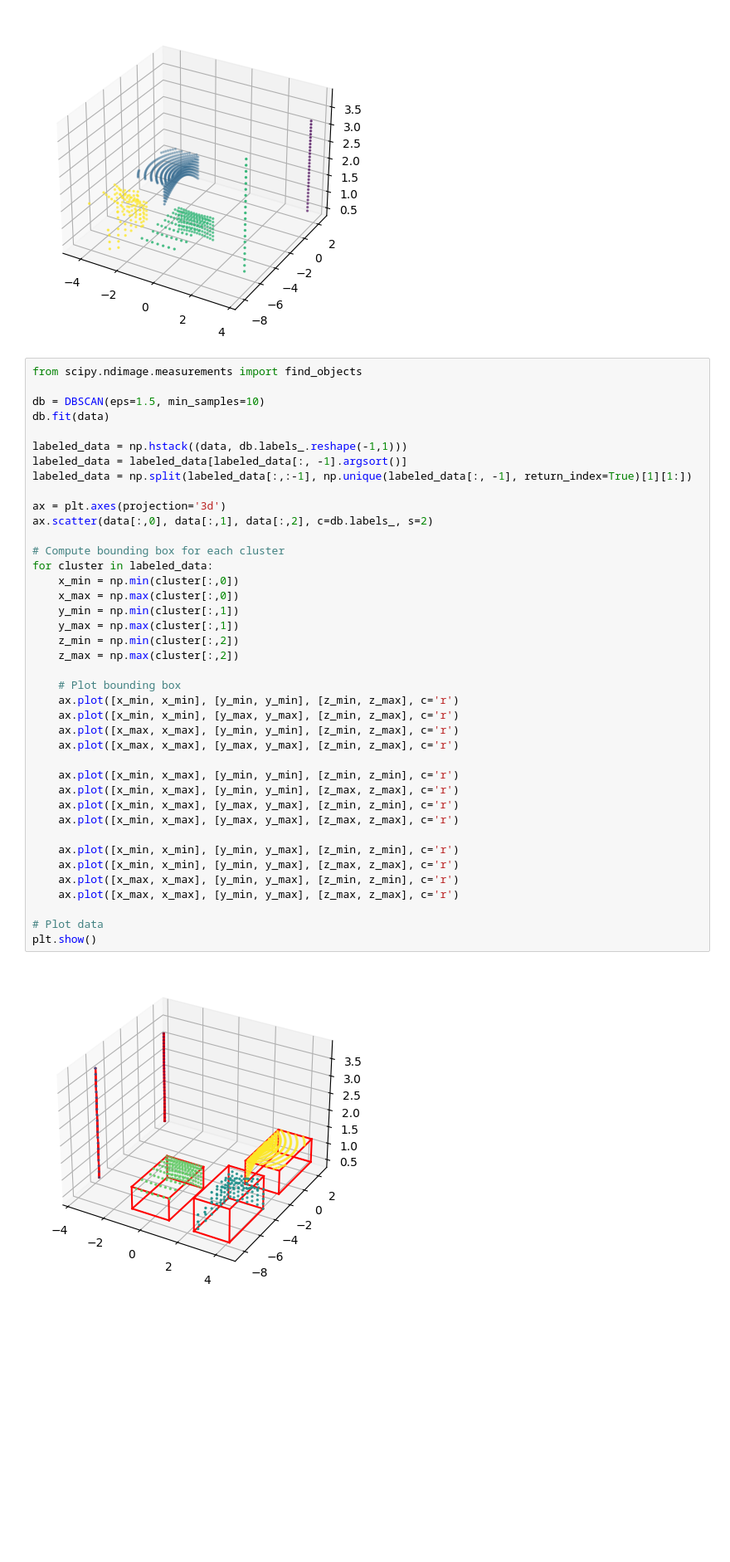
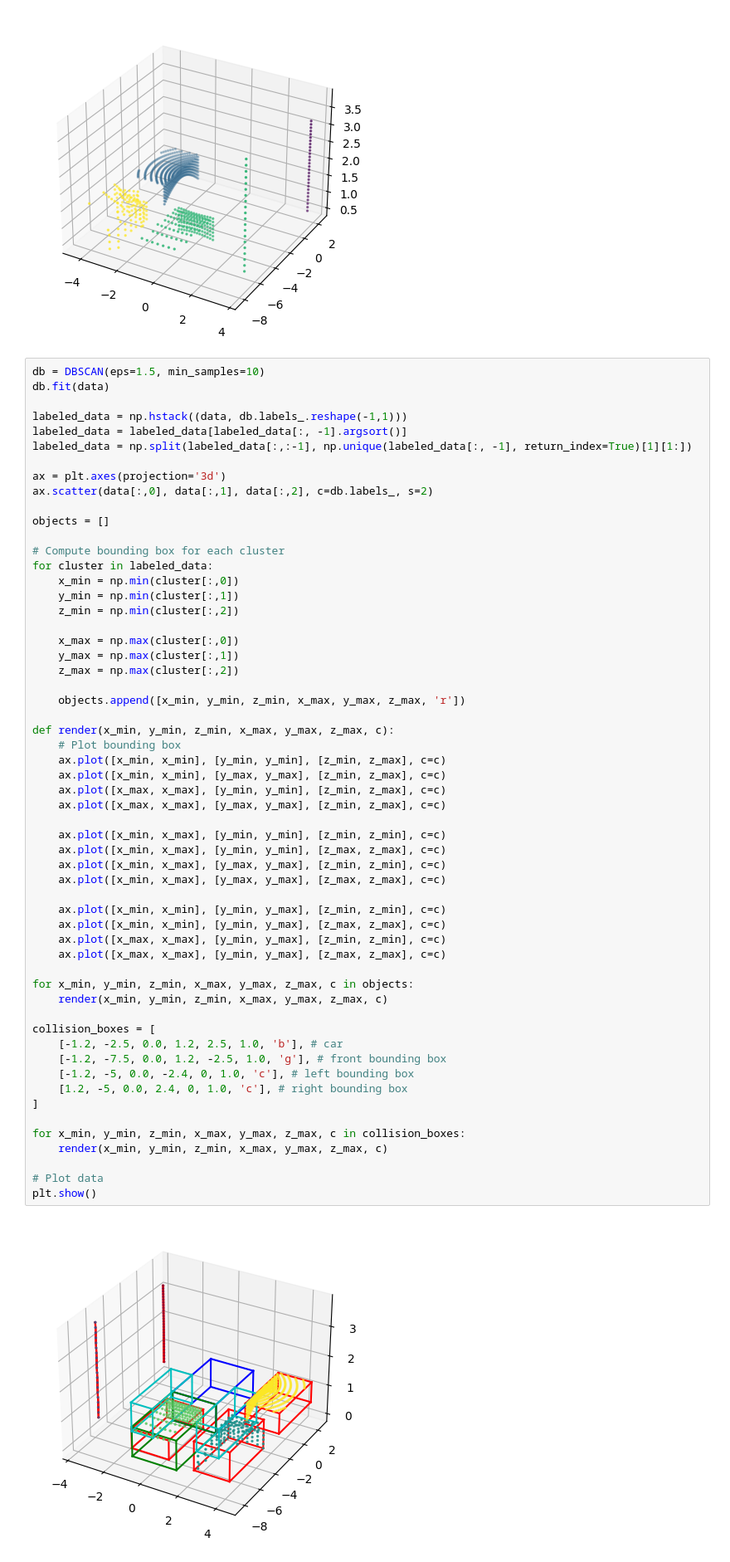
Before and after one commit to floriandejonckheere/abo-autonomic-systems-carla, a Jupyter notebook: lidar.ipynb, the cells around one changed output. Shown at 83% size. Cells and saved outputs as stored; diff of their text form; blank space fills up the shorter version.

Commit message:
Add collision detection

```diff
--- a/lidar.ipynb
+++ b/lidar.ipynb
@@ -34,44 +34,61 @@ plt.show()
 # %% [output]
 [figure]
 # %%
-from scipy.ndimage.measurements import find_objects
-
 db = DBSCAN(eps=1.5, min_samples=10)
 db.fit(data)
 
 labeled_data = np.hstack((data, db.labels_.reshape(-1,1)))
 labeled_data = labeled_data[labeled_data[:, -1].argsort()]
 labeled_data = np.split(labeled_data[:,:-1], np.unique(labeled_data[:, -1], return_index=True)[1][1:])
 
 ax = plt.axes(projection='3d')
 ax.scatter(data[:,0], data[:,1], data[:,2], c=db.labels_, s=2)
 
+objects = []
+
 # Compute bounding box for each cluster
 for cluster in labeled_data:
     x_min = np.min(cluster[:,0])
+    y_min = np.min(cluster[:,1])
+    z_min = np.min(cluster[:,2])
+
     x_max = np.max(cluster[:,0])
-    y_min = np.min(cluster[:,1])
     y_max = np.max(cluster[:,1])
-    z_min = np.min(cluster[:,2])
     z_max = np.max(cluster[:,2])
 
+    objects.append([x_min, y_min, z_min, x_max, y_max, z_max, 'r'])
+
+def render(x_min, y_min, z_min, x_max, y_max, z_max, c):
     # Plot bounding box
-    ax.plot([x_min, x_min], [y_min, y_min], [z_min, z_max], c='r')
-    ax.plot([x_min, x_min], [y_max, y_max], [z_min, z_max], c='r')
-    ax.plot([x_max, x_max], [y_min, y_min], [z_min, z_max], c='r')
-    ax.plot([x_max, x_max], [y_max, y_max], [z_min, z_max], c='r')
+    ax.plot([x_min, x_min], [y_min, y_min], [z_min, z_max], c=c)
+    ax.plot([x_min, x_min], [y_max, y_max], [z_min, z_max], c=c)
+    ax.plot([x_max, x_max], [y_min, y_min], [z_min, z_max], c=c)
+    ax.plot([x_max, x_max], [y_max, y_max], [z_min, z_max], c=c)
 
-    ax.plot([x_min, x_max], [y_min, y_min], [z_min, z_min], c='r')
-    ax.plot([x_min, x_max], [y_min, y_min], [z_max, z_max], c='r')
-    ax.plot([x_min, x_max], [y_max, y_max], [z_min, z_min], c='r')
-    ax.plot([x_min, x_max], [y_max, y_max], [z_max, z_max], c='r')
+    ax.plot([x_min, x_max], [y_min, y_min], [z_min, z_min], c=c)
+    ax.plot([x_min, x_max], [y_min, y_min], [z_max, z_max], c=c)
+    ax.plot([x_min, x_max], [y_max, y_max], [z_min, z_min], c=c)
+    ax.plot([x_min, x_max], [y_max, y_max], [z_max, z_max], c=c)
 
-    ax.plot([x_min, x_min], [y_min, y_max], [z_min, z_min], c='r')
-    ax.plot([x_min, x_min], [y_min, y_max], [z_max, z_max], c='r')
-    ax.plot([x_max, x_max], [y_min, y_max], [z_min, z_min], c='r')
-    ax.plot([x_max, x_max], [y_min, y_max], [z_max, z_max], c='r')
+    ax.plot([x_min, x_min], [y_min, y_max], [z_min, z_min], c=c)
+    ax.plot([x_min, x_min], [y_min, y_max], [z_max, z_max], c=c)
+    ax.plot([x_max, x_max], [y_min, y_max], [z_min, z_min], c=c)
+    ax.plot([x_max, x_max], [y_min, y_max], [z_max, z_max], c=c)
+
+for x_min, y_min, z_min, x_max, y_max, z_max, c in objects:
+    render(x_min, y_min, z_min, x_max, y_max, z_max, c)
+
+collision_boxes = [
+    [-1.2, -2.5, 0.0, 1.2, 2.5, 1.0, 'b'], # car
+    [-1.2, -7.5, 0.0, 1.2, -2.5, 1.0, 'g'], # front bounding box
+    [-1.2, -5, 0.0, -2.4, 0, 1.0, 'c'], # left bounding box
+    [1.2, -5, 0.0, 2.4, 0, 1.0, 'c'], # right bounding box
+]
+
+for x_min, y_min, z_min, x_max, y_max, z_max, c in collision_boxes:
+    render(x_min, y_min, z_min, x_max, y_max, z_max, c)
 
 # Plot data
 plt.show()
 # %% [output]
-[figure, old version]
+[figure, new version]
```
Also changed, not shown: parts of 1 cell of this notebook.
